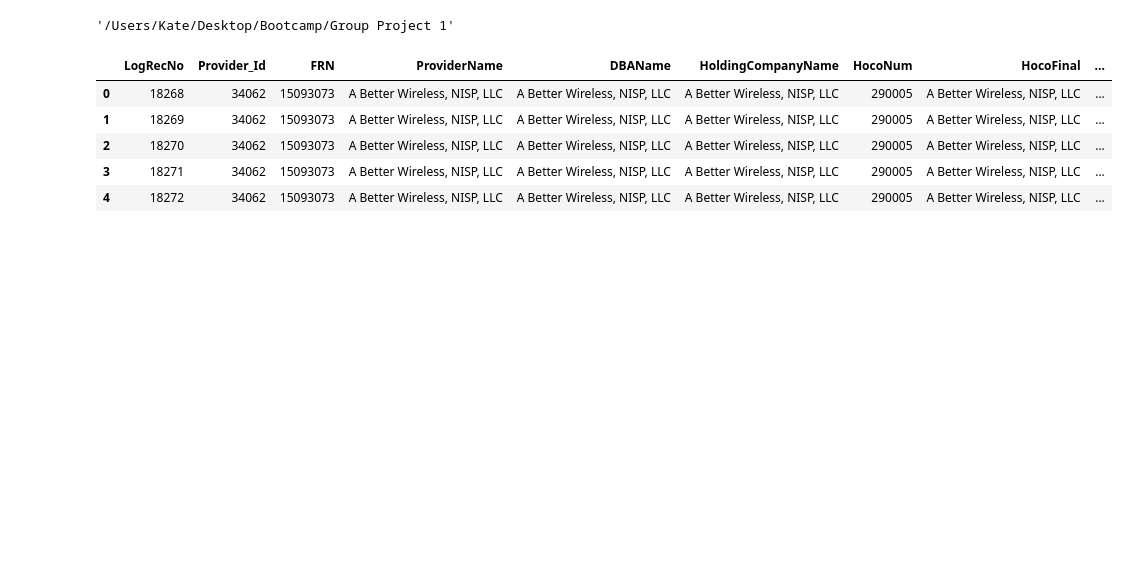
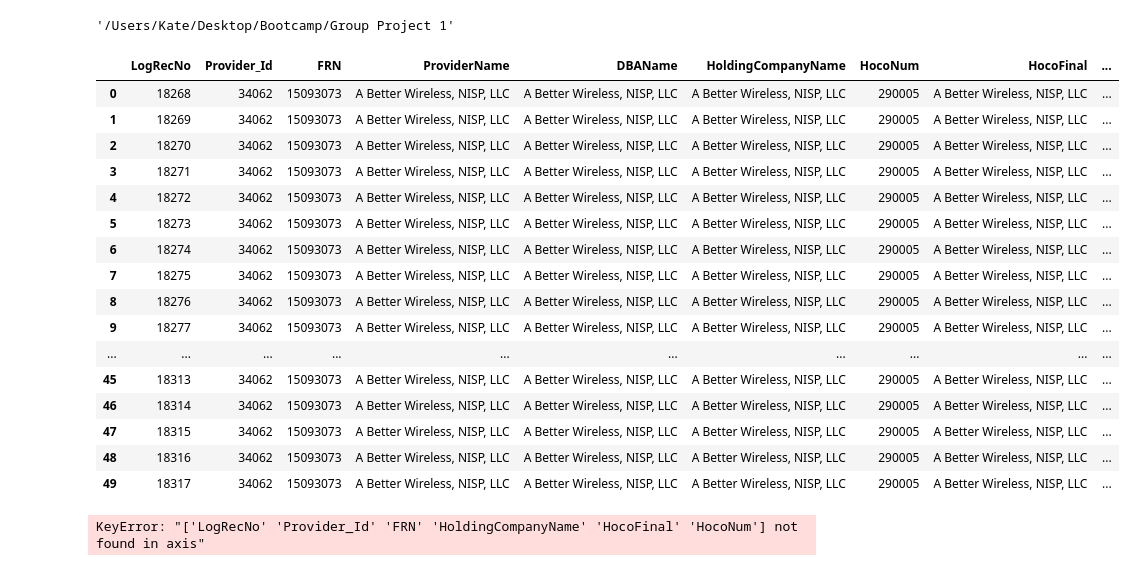
Before and after one commit to alvern/Group_Project_Grad_Rates, a Jupyter notebook: Kate's Notebook.ipynb, the cells around one changed output. Saved outputs shown, nothing was run; the diff lists cells and outputs as text; code cells hidden in the pictures; blank space fills up the shorter version.

```diff
--- a/Kate's Notebook.ipynb
+++ b/Kate's Notebook.ipynb
@@ -10,11 +10,29 @@ os.getcwd()
 file = "Resources/MN-Fixed-Dec2017-v2.csv"
 # %%
 mn_broadband = pd.read_csv(file)
-mn_broadband.head()
+mn_broadband.head(50)
 # %% [output]
 |  | LogRecNo | Provider_Id | FRN | ProviderName | DBAName | HoldingCompanyName | HocoNum | HocoFinal | ... |
 | 0 | 18268 | 34062 | 15093073 | A Better Wireless, NISP, LLC | A Better Wireless, NISP, LLC | A Better Wireless, NISP, LLC | 290005 | A Better Wireless, NISP, LLC | ... |
 | 1 | 18269 | 34062 | 15093073 | A Better Wireless, NISP, LLC | A Better Wireless, NISP, LLC | A Better Wireless, NISP, LLC | 290005 | A Better Wireless, NISP, LLC | ... |
 | 2 | 18270 | 34062 | 15093073 | A Better Wireless, NISP, LLC | A Better Wireless, NISP, LLC | A Better Wireless, NISP, LLC | 290005 | A Better Wireless, NISP, LLC | ... |
 | 3 | 18271 | 34062 | 15093073 | A Better Wireless, NISP, LLC | A Better Wireless, NISP, LLC | A Better Wireless, NISP, LLC | 290005 | A Better Wireless, NISP, LLC | ... |
 | 4 | 18272 | 34062 | 15093073 | A Better Wireless, NISP, LLC | A Better Wireless, NISP, LLC | A Better Wireless, NISP, LLC | 290005 | A Better Wireless, NISP, LLC | ... |
+| 5 | 18273 | 34062 | 15093073 | A Better Wireless, NISP, LLC | A Better Wireless, NISP, LLC | A Better Wireless, NISP, LLC | 290005 | A Better Wireless, NISP, LLC | ... |
+| 6 | 18274 | 34062 | 15093073 | A Better Wireless, NISP, LLC | A Better Wireless, NISP, LLC | A Better Wireless, NISP, LLC | 290005 | A Better Wireless, NISP, LLC | ... |
+| 7 | 18275 | 34062 | 15093073 | A Better Wireless, NISP, LLC | A Better Wireless, NISP, LLC | A Better Wireless, NISP, LLC | 290005 | A Better Wireless, NISP, LLC | ... |
+| 8 | 18276 | 34062 | 15093073 | A Better Wireless, NISP, LLC | A Better Wireless, NISP, LLC | A Better Wireless, NISP, LLC | 290005 | A Better Wireless, NISP, LLC | ... |
+| 9 | 18277 | 34062 | 15093073 | A Better Wireless, NISP, LLC | A Better Wireless, NISP, LLC | A Better Wireless, NISP, LLC | 290005 | A Better Wireless, NISP, LLC | ... |
+| ... | ... | ... | ... | ... | ... | ... | ... | ... | ... |
+| 45 | 18313 | 34062 | 15093073 | A Better Wireless, NISP, LLC | A Better Wireless, NISP, LLC | A Better Wireless, NISP, LLC | 290005 | A Better Wireless, NISP, LLC | ... |
+| 46 | 18314 | 34062 | 15093073 | A Better Wireless, NISP, LLC | A Better Wireless, NISP, LLC | A Better Wireless, NISP, LLC | 290005 | A Better Wireless, NISP, LLC | ... |
+| 47 | 18315 | 34062 | 15093073 | A Better Wireless, NISP, LLC | A Better Wireless, NISP, LLC | A Better Wireless, NISP, LLC | 290005 | A Better Wireless, NISP, LLC | ... |
+| 48 | 18316 | 34062 | 15093073 | A Better Wireless, NISP, LLC | A Better Wireless, NISP, LLC | A Better Wireless, NISP, LLC | 290005 | A Better Wireless, NISP, LLC | ... |
+| 49 | 18317 | 34062 | 15093073 | A Better Wireless, NISP, LLC | A Better Wireless, NISP, LLC | A Better Wireless, NISP, LLC | 290005 | A Better Wireless, NISP, LLC | ... |
+# %%
+# Clean up dataframe, remove unnecessary columns
+
+mn_broadband = mn_broadband.drop(["LogRecNo", "Provider_Id", "FRN", "HoldingCompanyName",
+                                 "HocoFinal", "HocoNum"], axis=1)
+# %% [output]
+KeyError: "['LogRecNo' 'Provider_Id' 'FRN' 'HoldingCompanyName' 'HocoFinal' 'HocoNum'] not found in axis"
```
Also changed, not shown: parts of 2 cells of this notebook, 2 other files.
